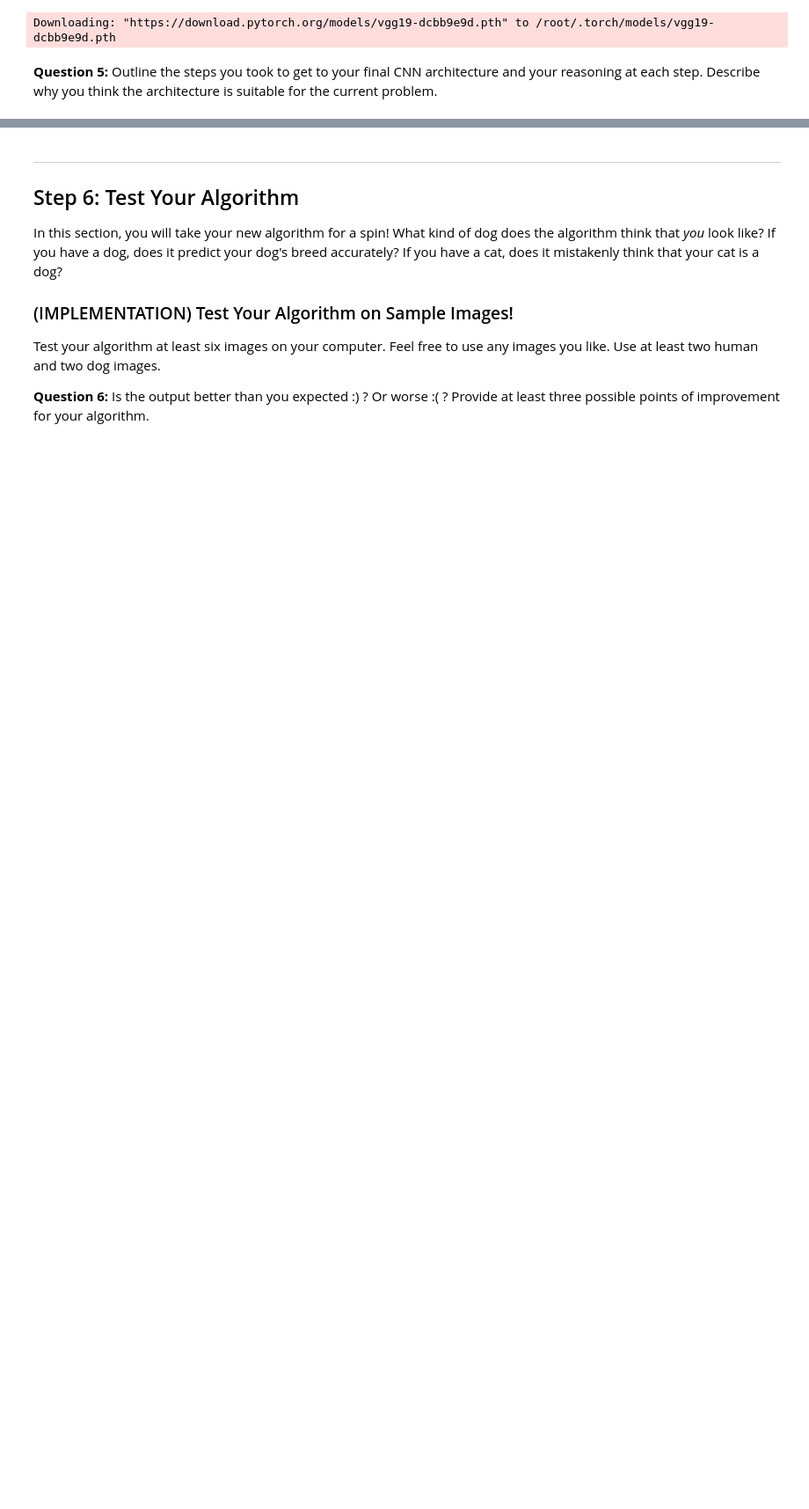
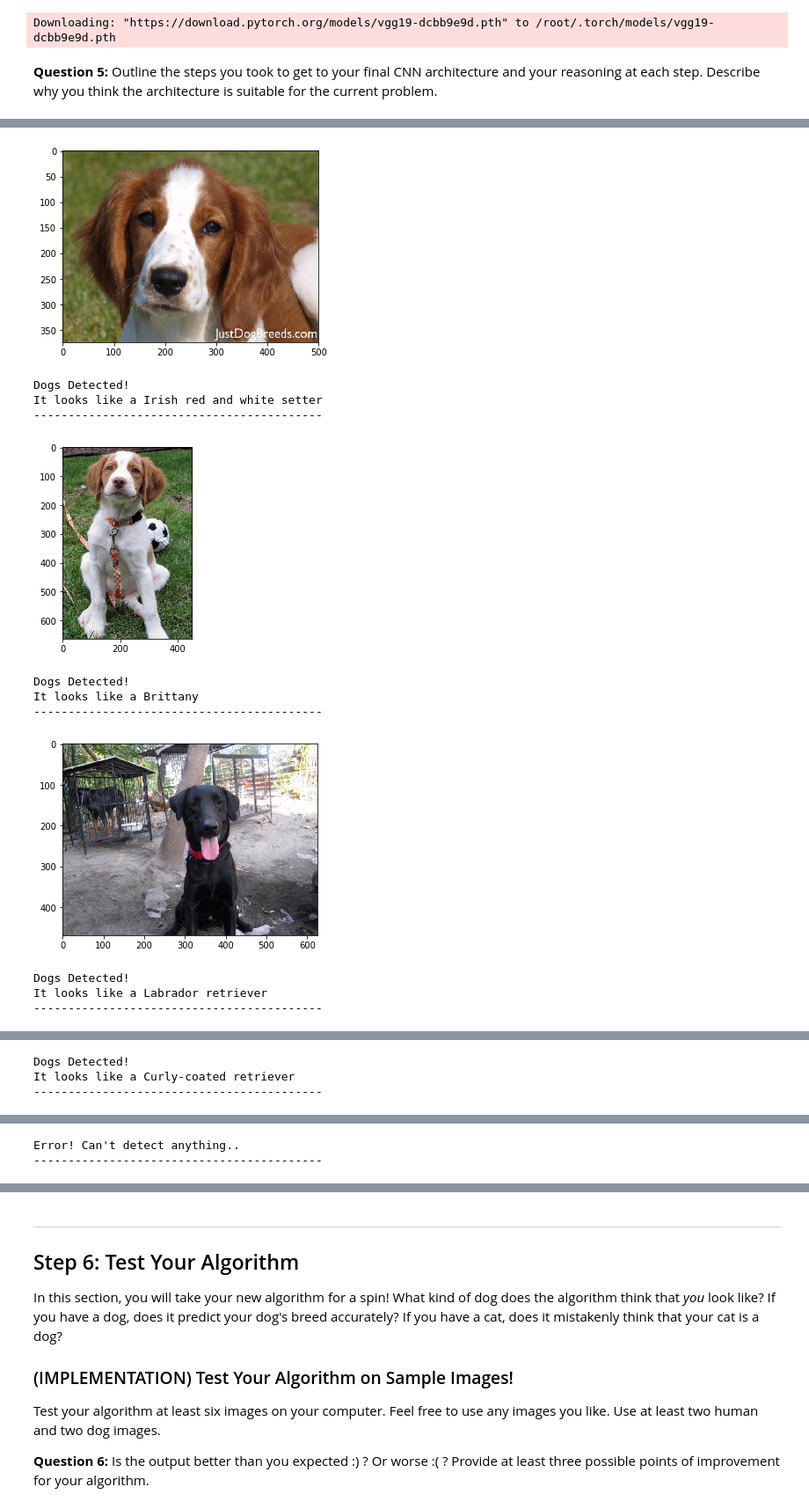
Before and after one commit to pr-Mais/dl-dog-classification, a Jupyter notebook: dog_app.ipynb, the cells around one changed output, grey strips where cells are left out. Shown at 88% size. Drawn from its saved outputs; the diff is of its cells as text; code cells hidden in the pictures; blank space fills up the shorter version.

Commit message:
final project submission + more test images

```diff
--- a/dog_app.ipynb
+++ b/dog_app.ipynb
@@ -695,2 +688,9 @@ optimizer_transfer = optim.SGD(model_transfer.classifier.parameters(),lr=0.001)
 
 Train and validate your model in the code cell below.  [Save the final model parameters](http://pytorch.org/docs/master/notes/serialization.html) at filepath `'model_transfer.pt'`.
+# %%
+# train the model
+model_transfer.load_state_dict(torch.load('model_transfer.pt'))
+
+model_transfer = train(2, loaders, model_transfer,
+                       optimizer_transfer, criterion_transfer,
+                       use_cuda, 'model_transfer.pt')
@@ -697,8 +706,3 @@ Train and validate your model in the code cell below.  [Save the final model par
 # %%
-# train the model
-model_transfer = train(10, loaders, model_transfer,
-                       optimizer_transfer, criterion_transfer,
-                       use_cuda, 'model_transfer.pt')
-
-# load the model that got the best validation accuracy (uncomment the line below)
+# load the model that got the best validation accuracy
 model_transfer.load_state_dict(torch.load('model_transfer.pt'))
@@ -739,14 +718,13 @@ Test Accuracy: 82% (691/836)
 
 Write a function that takes an image path as input and returns the dog breed (`Affenpinscher`, `Afghan hound`, etc) that is predicted by your model.
 # %%
-model_transfer.load_state_dict(torch.load('model_transfer.pt'))
+class_names = [item[4:].replace("_", " ") for item in loaders['train'].dataset.classes]
 
 def predict_breed_transfer(img_path):
     image = Image.open(img_path).convert('RGB')
+
     prediction_transform = transforms.Compose([transforms.Resize(size=(224, 224)),
-                                     transforms.ToTensor(),
-                                     transforms.Normalize(mean=[0.485, 0.456, 0.406],
-                                                          std=[0.229, 0.224, 0.225])])
+                                     transforms.ToTensor(), standard_normalization])
 
     # discard the transparent, alpha channel (that's the :3) and add the batch dimension
     image = prediction_transform(image)[:3,:,:].unsqueeze(0)
@@ -754,8 +732,8 @@ def predict_breed_transfer(img_path):
 
 
     model_transfer.eval()
-    idx = torch.argmax(model_transfer(image), dim=1).item()
-    return dog_classes[idx].split('.')[1]
+    idx = torch.argmax(model_transfer(image))
+    return class_names[idx]
 # %% [markdown]
 ---
 <a id='step5'></a>
@@ -782,0 +755,32 @@ def run_app(img_path):
+# %%
+def run_app(img_path):
+    ## handle cases for a human face, dog, and neither
+    image = Image.open(img_path).convert('RGB')
+    plt.imshow(image)
+    plt.show()
+    if dog_detector(img_path) is True:
+        prediction = predict_breed_transfer(img_path)
+        print("Dogs Detected!\nIt looks like a {0}".format(prediction))
+    elif face_detector(img_path) > 0:
+        prediction = predict_breed_transfer(img_path)
+        print("Hello, human!\nIf you were a dog..You may look like a {0}".format(prediction))
+    else:
+        print("Error! Can't detect anything..")
+
+    print('------------------------------------------')
+# %%
+for img_path in np.array(glob("images/*")):
+    run_app(img_path)
+# %% [output]
+[figure, added]
+Dogs Detected!
+It looks like a Irish red and white setter
+------------------------------------------
+[figure, added]
+Dogs Detected!
+It looks like a Brittany
+------------------------------------------
+[figure, added]
+Dogs Detected!
+It looks like a Labrador retriever
+------------------------------------------
@@ -782,0 +788,3 @@ def run_app(img_path):
+Dogs Detected!
+It looks like a Curly-coated retriever
+------------------------------------------
@@ -782,0 +792,2 @@ def run_app(img_path):
+Error! Can't detect anything..
+------------------------------------------
```
Also changed, not shown: parts of 44 cells of this notebook, 9 other files.
